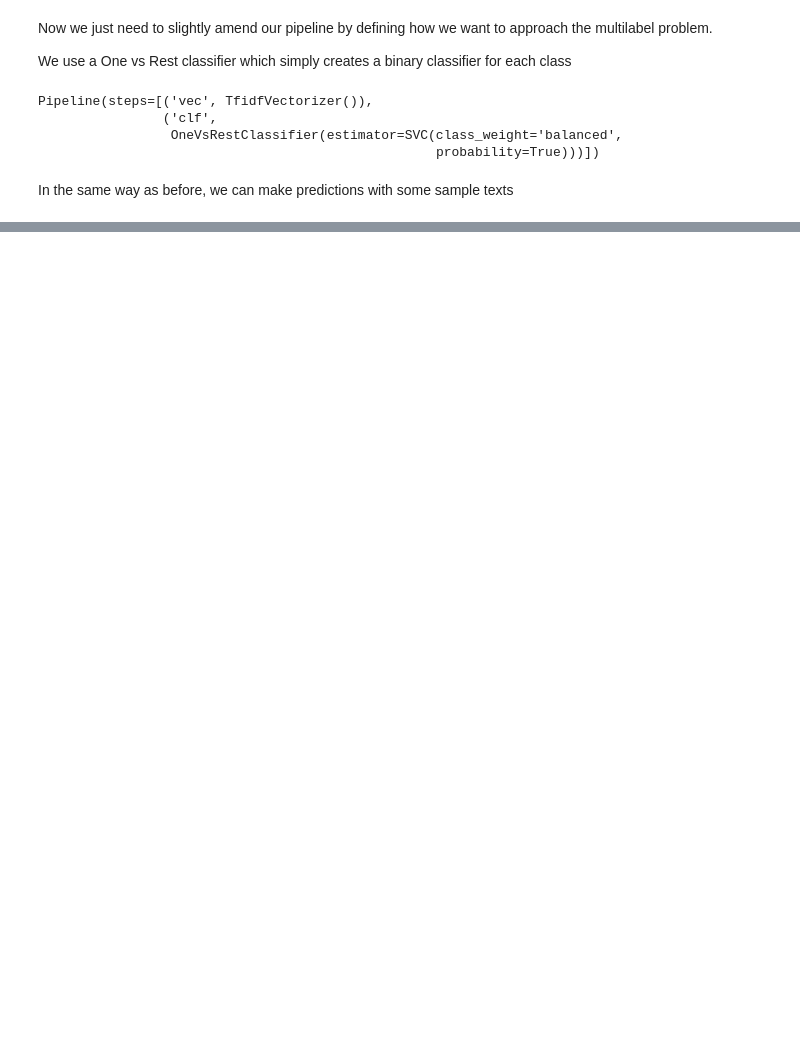
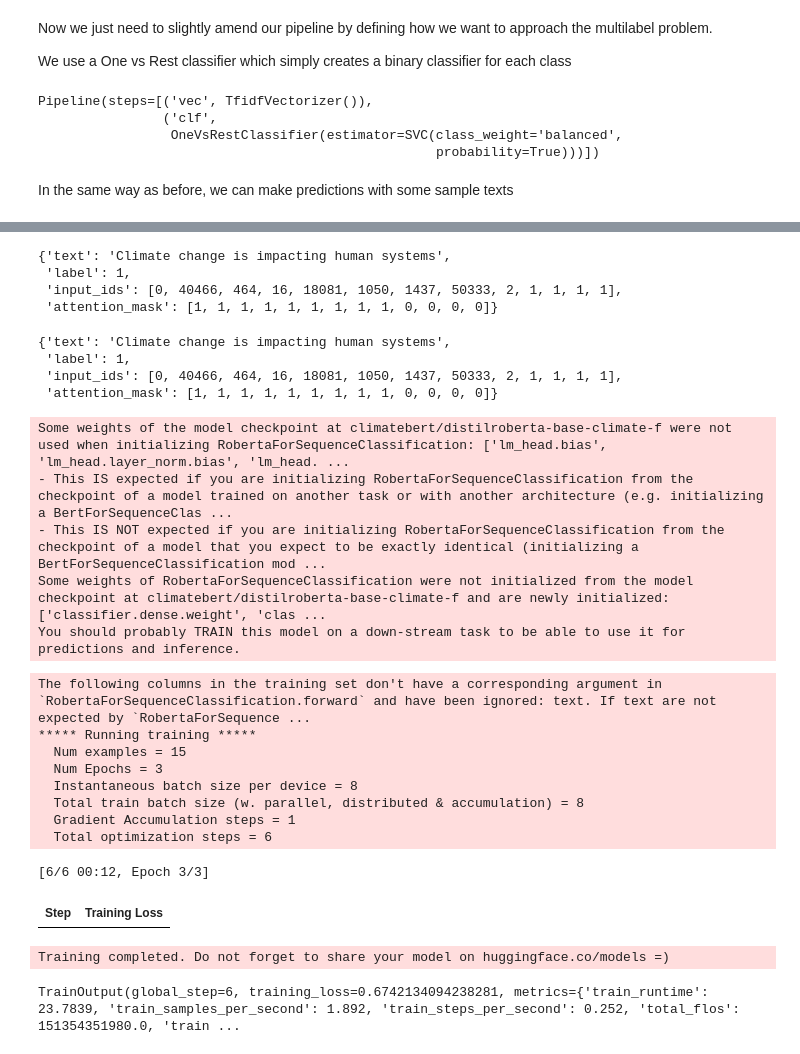
Before and after one commit to mcallaghan/NLP-climate-science-tutorial-CCAI, a Jupyter notebook: B_model_pipeline.ipynb, the cells around one changed output, grey strips where cells are left out. Drawn from its saved outputs; the diff is of its cells as text; code cells hidden in the pictures; blank space fills up the shorter version.

```diff
--- a/2_model_pipeline.ipynb
+++ b/B_model_pipeline.ipynb
@@ -298,0 +324,69 @@ pd.DataFrame(y_pred, columns=impacts)
+# %%
+# To use these with transformers, we are going to need to get them into the right format.
+from transformers import AutoTokenizer
+from datasets import Dataset
+
+# First we'll put them into a HuggingFace Dataset object
+dataset = Dataset.from_dict({"text": texts, "label": y})
+
+# And now we need to tokenize the texts, using the pretrained tokenizer from climatebert
+model_name = "climatebert/distilroberta-base-climate-f"
+tokenizer = AutoTokenizer.from_pretrained(model_name)
+def tokenize_function(examples):
+    return tokenizer(examples["text"], padding="longest", truncation=True)
+
+tokenized_dataset = dataset.map(tokenize_function, batched=True)
+tokenized_dataset[0]
+# %% [output]
+{'text': 'Climate change is impacting human systems',
+ 'label': 1,
+ 'input_ids': [0, 40466, 464, 16, 18081, 1050, 1437, 50333, 2, 1, 1, 1, 1],
+ 'attention_mask': [1, 1, 1, 1, 1, 1, 1, 1, 1, 0, 0, 0, 0]}
+# %%
+# We can wrap this into one function that turns any set of texts (and optional labels)
+# into a tokenized huggingface dataset
+def datasetify(x, tokenizer, y=None):
+    data_dict = {"text": x}
+    if y:
+        data_dict["label"] = y
+    dataset = Dataset.from_dict(data_dict)
+    def tokenize_function(examples):
+        return tokenizer(examples["text"], padding="longest", truncation=True)
+
+    return dataset.map(tokenize_function, batched=True)
+
+tokenized_dataset = datasetify(texts, tokenizer, y)
+tokenized_dataset[0]
+# %% [output]
+{'text': 'Climate change is impacting human systems',
+ 'label': 1,
+ 'input_ids': [0, 40466, 464, 16, 18081, 1050, 1437, 50333, 2, 1, 1, 1, 1],
+ 'attention_mask': [1, 1, 1, 1, 1, 1, 1, 1, 1, 0, 0, 0, 0]}
+# %%
+# Now we want to load our model, and instantiate a Trainer class
+from transformers import Trainer, AutoModelForSequenceClassification
+
+# We set num_labels to 2 for binary classification, as we have two classes - positive and negative
+model = AutoModelForSequenceClassification.from_pretrained(model_name, num_labels=2)
+# The trainer class needs to be supplied with a model, and a dataset (and will also accept TrainingArguments and validation data)
+trainer = Trainer(model=model, train_dataset=datasetify(texts, tokenizer, y))
+# Once this has been instantiated we can apply the train() method
+trainer.train()
+# %% [output]
+Some weights of the model checkpoint at climatebert/distilroberta-base-climate-f were not used when initializing RobertaForSequenceClassification: ['lm_head.bias', 'lm_head.layer_norm.bias', 'lm_head. ...
+- This IS expected if you are initializing RobertaForSequenceClassification from the checkpoint of a model trained on another task or with another architecture (e.g. initializing a BertForSequenceClas ...
+- This IS NOT expected if you are initializing RobertaForSequenceClassification from the checkpoint of a model that you expect to be exactly identical (initializing a BertForSequenceClassification mod ...
+Some weights of RobertaForSequenceClassification were not initialized from the model checkpoint at climatebert/distilroberta-base-climate-f and are newly initialized: ['classifier.dense.weight', 'clas ...
+You should probably TRAIN this model on a down-stream task to be able to use it for predictions and inference.
+The following columns in the training set don't have a corresponding argument in `RobertaForSequenceClassification.forward` and have been ignored: text. If text are not expected by `RobertaForSequence ...
+***** Running training *****
+  Num examples = 15
+  Num Epochs = 3
+  Instantaneous batch size per device = 8
+  Total train batch size (w. parallel, distributed & accumulation) = 8
+  Gradient Accumulation steps = 1
+  Total optimization steps = 6
+[6/6 00:12, Epoch 3/3]
+| Step | Training Loss |
+Training completed. Do not forget to share your model on huggingface.co/models =)
+TrainOutput(global_step=6, training_loss=0.6742134094238281, metrics={'train_runtime': 23.7839, 'train_samples_per_second': 1.892, 'train_steps_per_second': 0.252, 'total_flos': 151354351980.0, 'train ...
```
Also changed, not shown: parts of 8 cells of this notebook, 8 other files.
